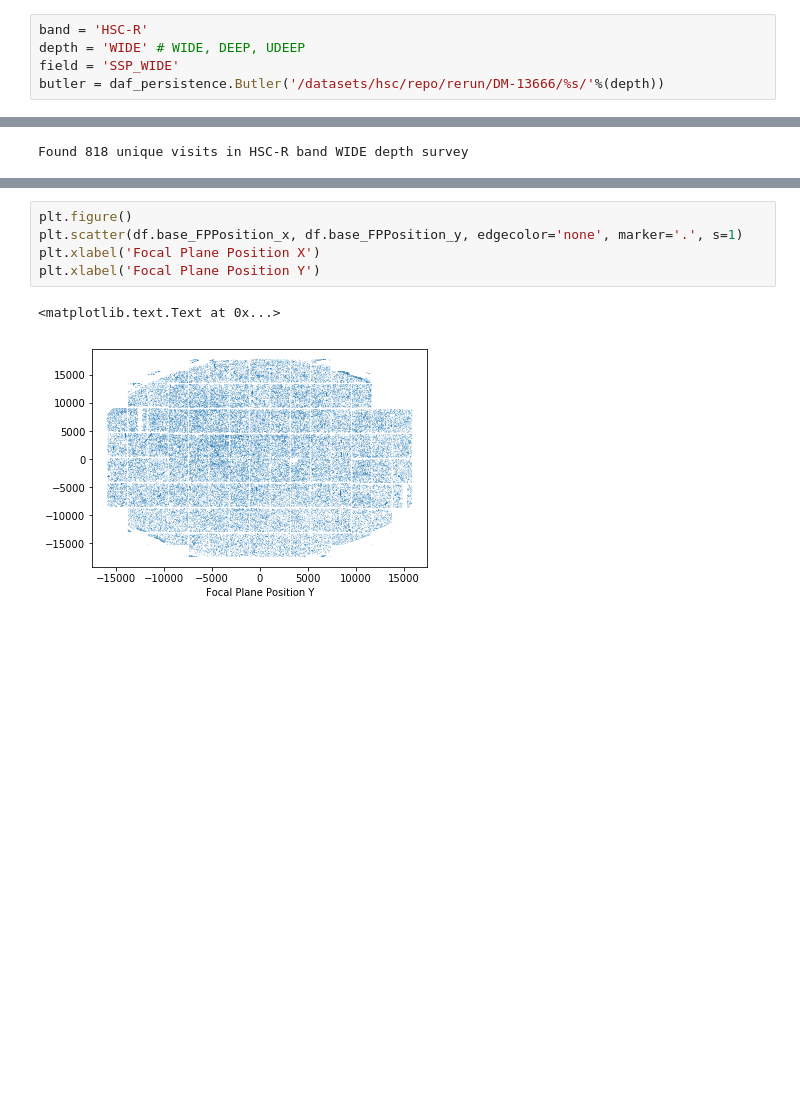
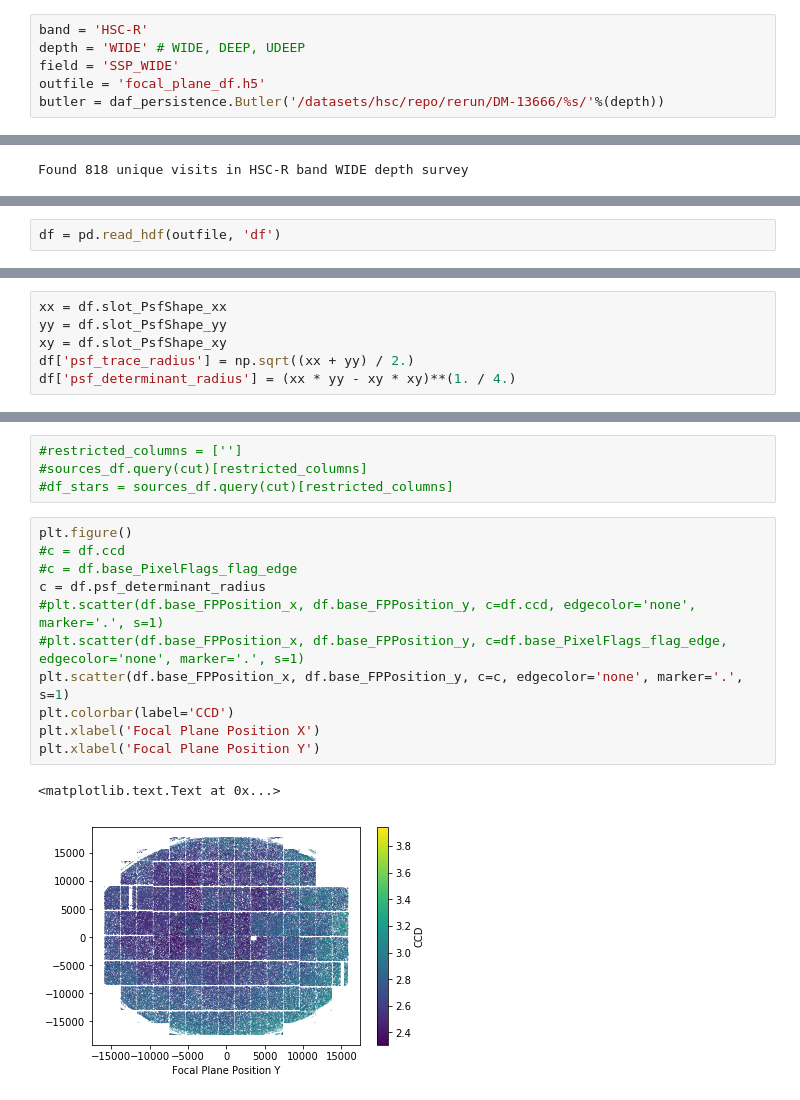
Before and after one commit to lsst-sitcom/notebooks, a Jupyter notebook: focal_plane.ipynb, the cells around one changed output, grey strips where cells are left out. Drawn from its saved outputs; the diff is of its cells as text; blank space fills up the shorter version.

```diff
--- a/focal_plane.ipynb
+++ b/focal_plane.ipynb
@@ -29,4 +30,5 @@ The output repos are:
 band = 'HSC-R'
 depth = 'WIDE' # WIDE, DEEP, UDEEP
 field = 'SSP_WIDE'
+outfile = 'focal_plane_df.h5'
 butler = daf_persistence.Butler('/datasets/hsc/repo/rerun/DM-13666/%s/'%(depth))
@@ -82,2 +142,4 @@ for ii in range(0, n_visits):
+# %%
+df = pd.read_hdf(outfile, 'df')
 # %%
 #for column in df.columns: print(column)
@@ -102,0 +147,6 @@ list(df.columns.values)
+# %%
+xx = df.slot_PsfShape_xx
+yy = df.slot_PsfShape_yy
+xy = df.slot_PsfShape_xy
+df['psf_trace_radius'] = np.sqrt((xx + yy) / 2.)
+df['psf_determinant_radius'] = (xx * yy - xy * xy)**(1. / 4.)
@@ -103,8 +171,18 @@ list(df.columns.values)
+# %%
+#restricted_columns = ['']
+#sources_df.query(cut)[restricted_columns]
+#df_stars = sources_df.query(cut)[restricted_columns]
 # %%
 plt.figure()
-plt.scatter(df.base_FPPosition_x, df.base_FPPosition_y, edgecolor='none', marker='.', s=1)
+#c = df.ccd
+#c = df.base_PixelFlags_flag_edge
+c = df.psf_determinant_radius
+#plt.scatter(df.base_FPPosition_x, df.base_FPPosition_y, c=df.ccd, edgecolor='none', marker='.', s=1)
+#plt.scatter(df.base_FPPosition_x, df.base_FPPosition_y, c=df.base_PixelFlags_flag_edge, edgecolor='none', marker='.', s=1)
+plt.scatter(df.base_FPPosition_x, df.base_FPPosition_y, c=c, edgecolor='none', marker='.', s=1)
+plt.colorbar(label='CCD')
 plt.xlabel('Focal Plane Position X')
 plt.xlabel('Focal Plane Position Y')
 # %% [output]
 <matplotlib.text.Text at 0x...>
-[figure, old version]
+[figure, new version]
```
Also changed, not shown: parts of 10 cells of this notebook.
